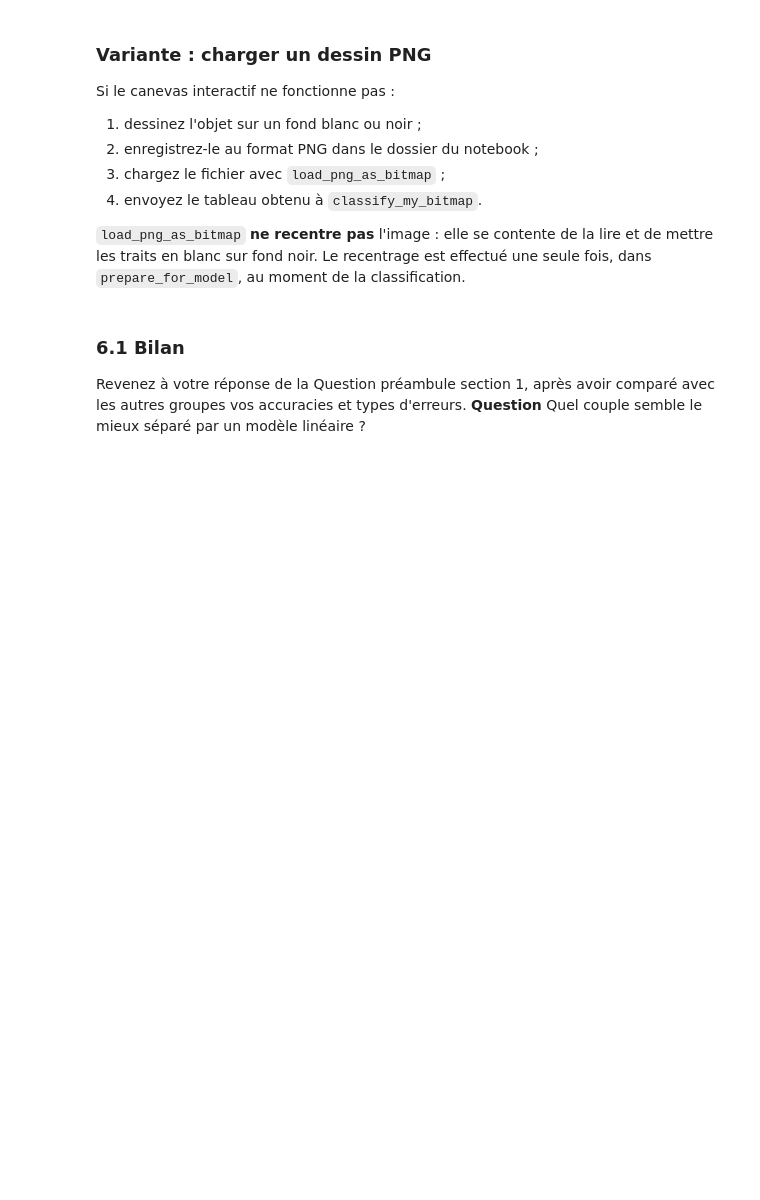
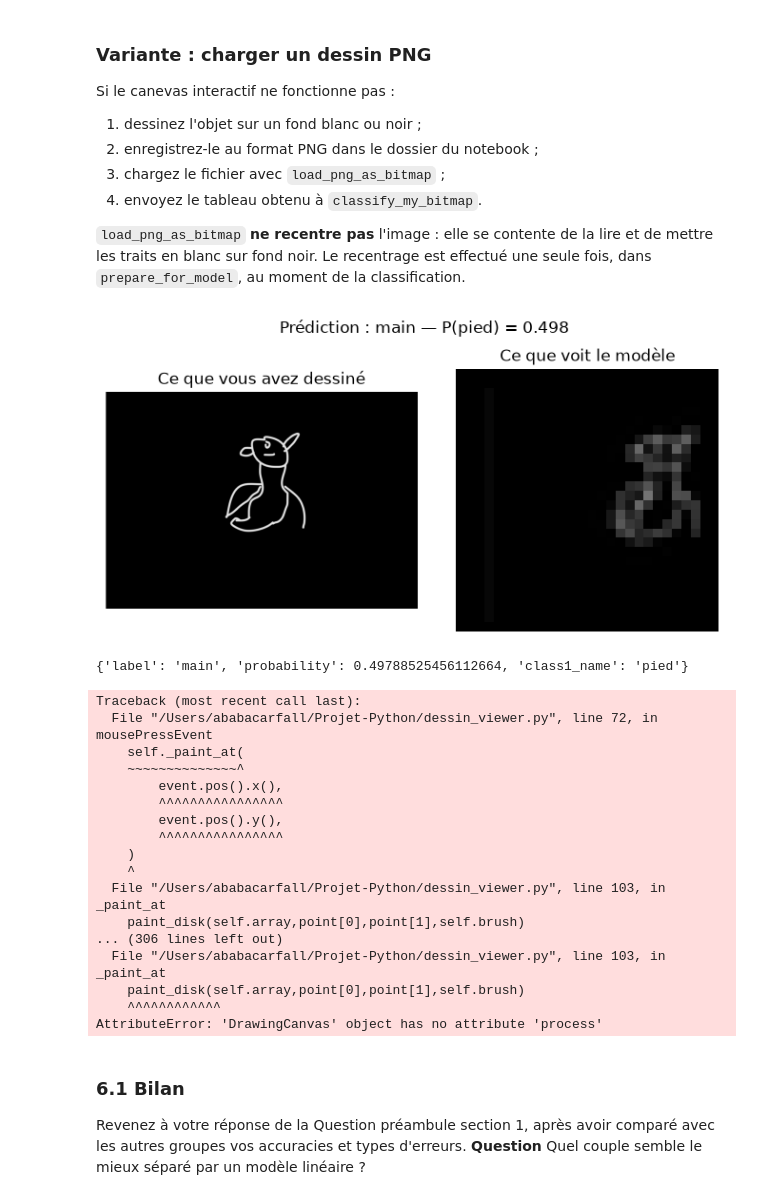
Before and after one commit to babsboy1/Projet-Python, a Jupyter notebook: Projet_QuickDraw_Sujet2.ipynb, the cells around one changed output. Drawn from its saved outputs; the diff is of its cells as text; code cells hidden in the pictures; blank space fills up the shorter version.

```diff
--- a/Projet_QuickDraw_Sujet2.ipynb
+++ b/Projet_QuickDraw_Sujet2.ipynb
@@ -819,7 +945,7 @@ def classify_my_bitmap(arr, theta=theta_star):
     # -------------------------------------------------------------
     # 3. Probabilité et prédiction
     # -------------------------------------------------------------
-    p = float(sigmoid(xb @ theta))
+    p = float(sigmoid(xb @ theta).squeeze())
     pred = int(p >= 0.5)
 
     # -------------------------------------------------------------
@@ -899,8 +1031,28 @@ effectué une seule fois, dans `prepare_for_model`, au moment de la
 classification.
 # %%
 # Exemple avec une image externe :
-# my_img = load_png_as_bitmap("mon_dessin.png")
-# classify_my_bitmap(my_img)
+my_img = load_png_as_bitmap("ambigu2.png")
+classify_my_bitmap(my_img)
+# %% [output]
+[figure, added]
+{'label': 'main', 'probability': 0.49788525456112664, 'class1_name': 'pied'}
+Traceback (most recent call last):
+  File "/Users/ababacarfall/Projet-Python/dessin_viewer.py", line 72, in mousePressEvent
+    self._paint_at(
+    ~~~~~~~~~~~~~~^
+        event.pos().x(),
+        ^^^^^^^^^^^^^^^^
+        event.pos().y(),
+        ^^^^^^^^^^^^^^^^
+    )
+    ^
+  File "/Users/ababacarfall/Projet-Python/dessin_viewer.py", line 103, in _paint_at
+    paint_disk(self.array,point[0],point[1],self.brush)
+... (306 lines left out)
+  File "/Users/ababacarfall/Projet-Python/dessin_viewer.py", line 103, in _paint_at
+    paint_disk(self.array,point[0],point[1],self.brush)
+    ^^^^^^^^^^^^
+AttributeError: 'DrawingCanvas' object has no attribute 'process'
 # %% [markdown]
 ### 6.1 Bilan
 
```
Also changed, not shown: parts of 23 cells of this notebook.
